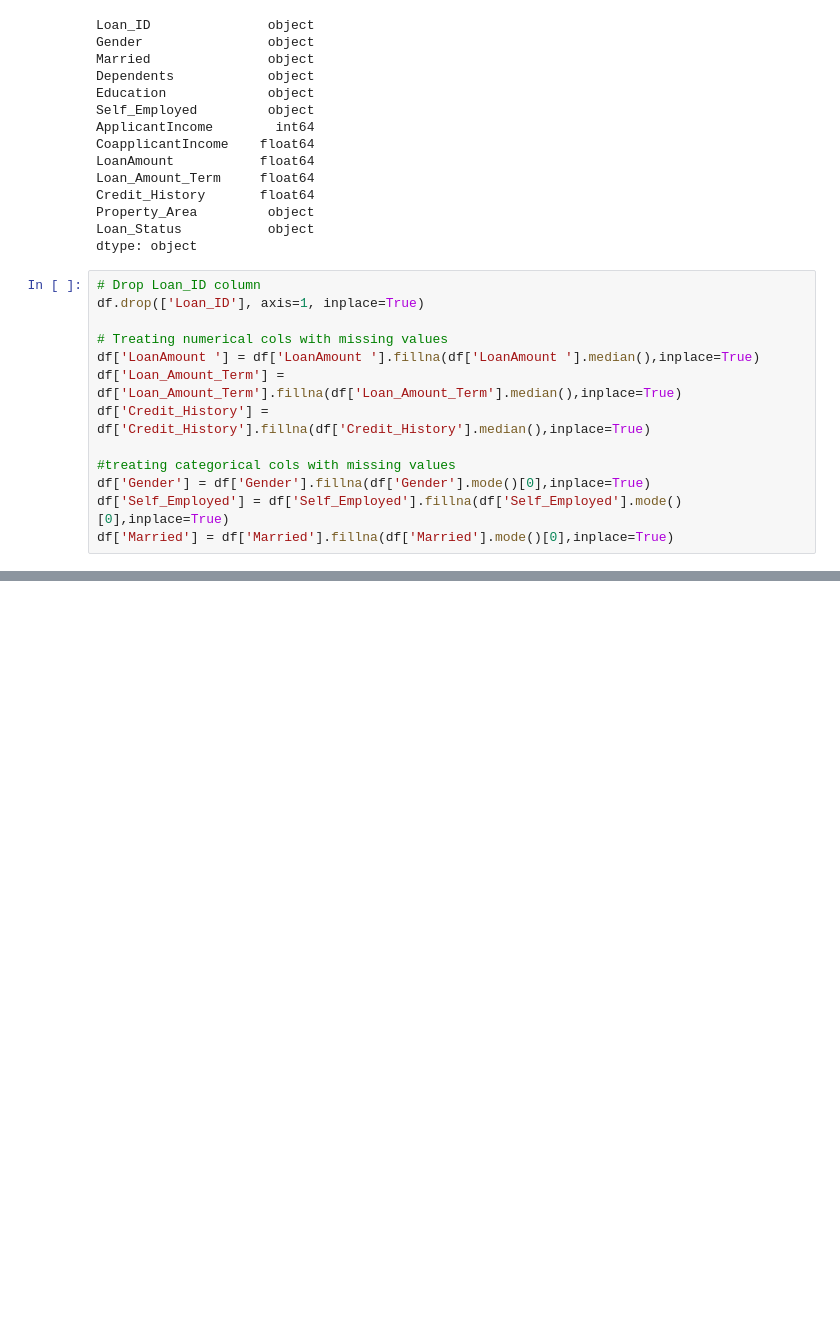
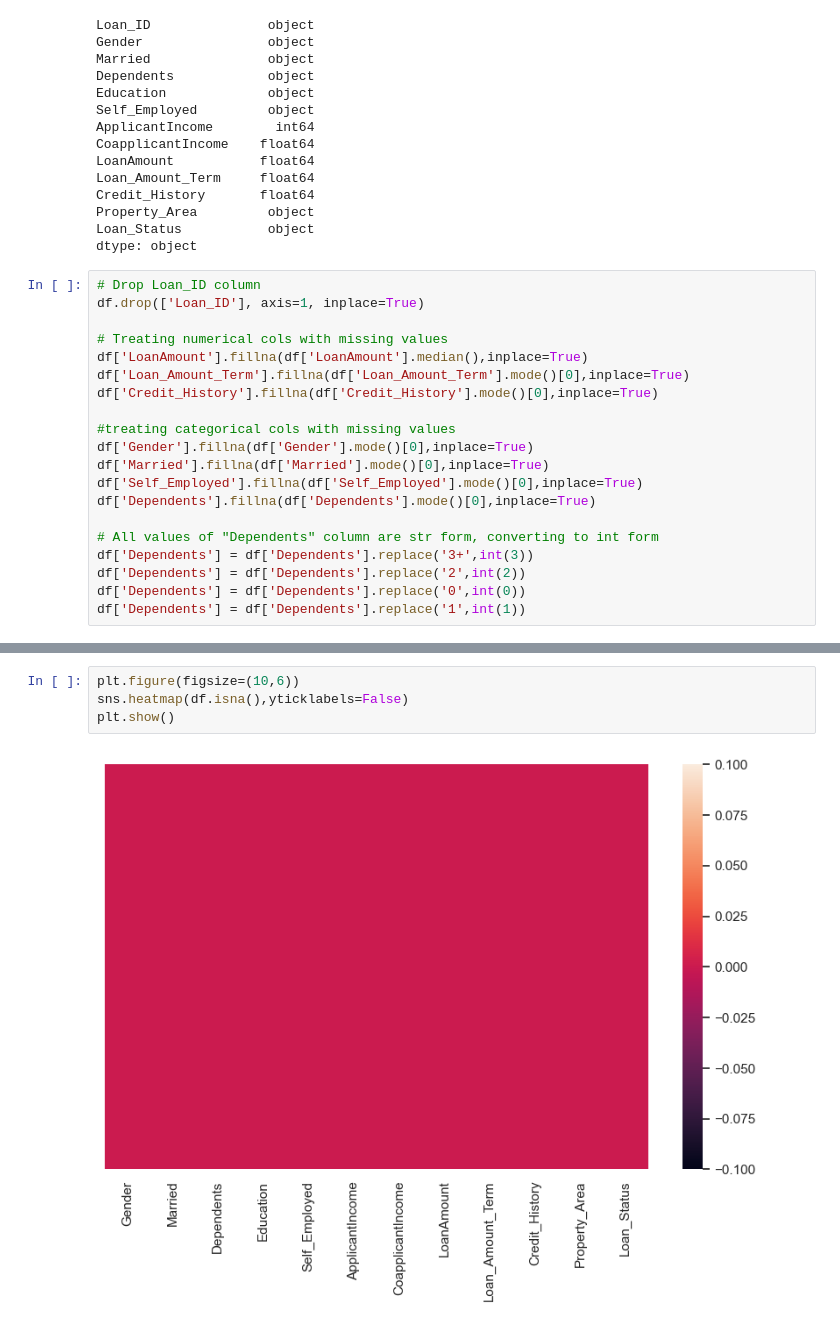
Before and after one commit to SethDwumah/yhills_class_work, a Jupyter notebook: Loan Prediction.ipynb, the cells around one changed output, grey strips where cells are left out. Saved outputs shown, nothing was run; the diff lists cells and outputs as text; blank space fills up the shorter version.

Commit message:
loan prediction

```diff
--- a/Loan Prediction.ipynb
+++ b/Loan Prediction.ipynb
@@ -226,11 +226,18 @@ dtype: object
 df.drop(['Loan_ID'], axis=1, inplace=True)
 
 # Treating numerical cols with missing values
-df['LoanAmount '] = df['LoanAmount '].fillna(df['LoanAmount '].median(),inplace=True)
-df['Loan_Amount_Term'] = df['Loan_Amount_Term'].fillna(df['Loan_Amount_Term'].median(),inplace=True)
-df['Credit_History'] = df['Credit_History'].fillna(df['Credit_History'].median(),inplace=True)
+df['LoanAmount'].fillna(df['LoanAmount'].median(),inplace=True)
+df['Loan_Amount_Term'].fillna(df['Loan_Amount_Term'].mode()[0],inplace=True)
+df['Credit_History'].fillna(df['Credit_History'].mode()[0],inplace=True)
 
 #treating categorical cols with missing values
-df['Gender'] = df['Gender'].fillna(df['Gender'].mode()[0],inplace=True)
-df['Self_Employed'] = df['Self_Employed'].fillna(df['Self_Employed'].mode()[0],inplace=True)
-df['Married'] = df['Married'].fillna(df['Married'].mode()[0],inplace=True)
+df['Gender'].fillna(df['Gender'].mode()[0],inplace=True)
+df['Married'].fillna(df['Married'].mode()[0],inplace=True)
+df['Self_Employed'].fillna(df['Self_Employed'].mode()[0],inplace=True)
+df['Dependents'].fillna(df['Dependents'].mode()[0],inplace=True)
+
+# All values of "Dependents" column are str form, converting to int form
+df['Dependents'] = df['Dependents'].replace('3+',int(3))
+df['Dependents'] = df['Dependents'].replace('2',int(2))
+df['Dependents'] = df['Dependents'].replace('0',int(0))
+df['Dependents'] = df['Dependents'].replace('1',int(1))
@@ -238,0 +260,6 @@ T\
+# %%
+plt.figure(figsize=(10,6))
+sns.heatmap(df.isna(),yticklabels=False)
+plt.show()
+# %% [output]
+[figure, added]
```
Also changed, not shown: parts of 20 cells of this notebook.
